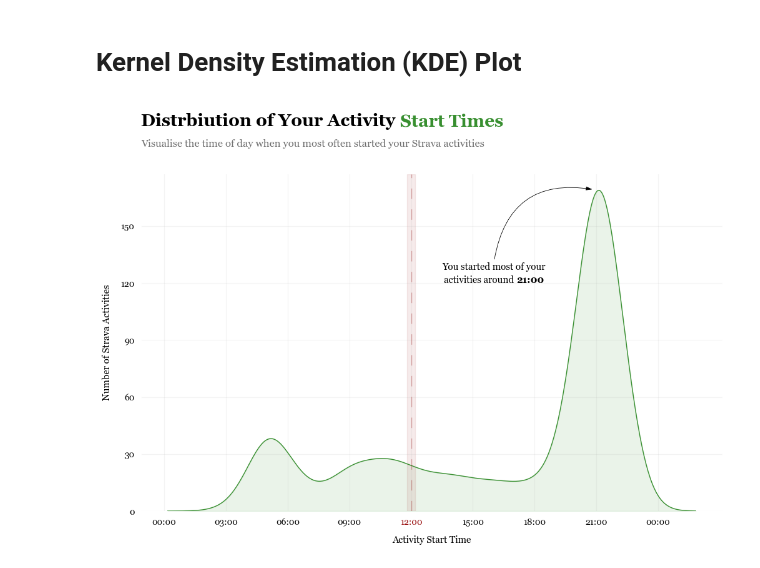
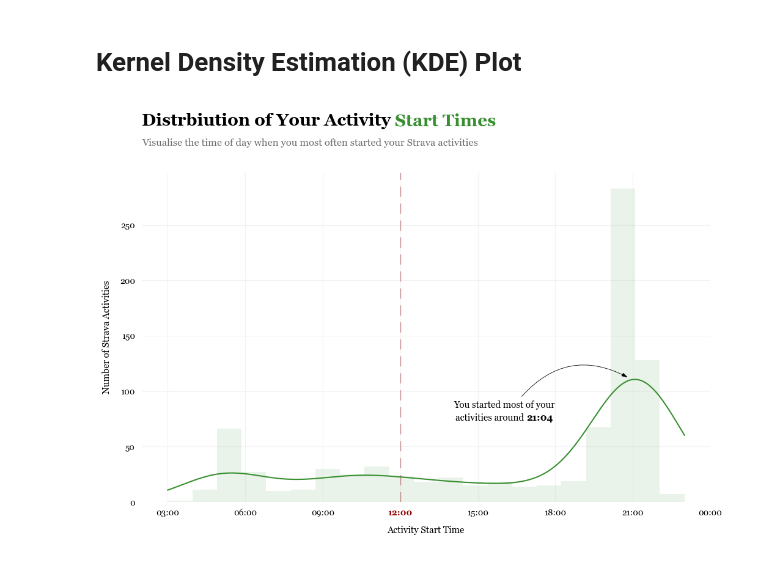
Before and after one commit to anw-g01/strava-data-analysis, a Jupyter notebook: notebooks/activity_start_time_kde.ipynb, the cells around one changed output. Saved outputs shown, nothing was run; the diff lists cells and outputs as text; code cells hidden in the pictures.

```diff
--- a/notebooks/activity_start_time_kde.ipynb
+++ b/notebooks/activity_start_time_kde.ipynb
@@ -65,77 +56,74 @@ ax.set_xticklabels(xtick_labels)
 ax.set_xlabel("Activity Start Time", labelpad=10)
 ax.set_ylabel("Number of Strava Activities", labelpad=10)
 
-# plot KDE from seaborn
-sns.kdeplot(
-    data=df,
-    x="start_hour",
-    ax=ax,
+# plot histogram (COUNTS, not density)
+counts, bins, _ = ax.hist(
+    df["start_hour"].dropna(),
+    bins=21,
     color=line_colour,
-    bw_adjust=0.6,          # bandwidth: higher = smoother
-    # clip=(0, 24),
-    gridsize=500,           # no. of data points to construct line
-    linewidth=1,
+    edgecolor=None,
+    linewidth=0.6,
+    alpha=0.1,
 )
 
-# get KDE line x and y values data
-line = ax.lines[len(ax.lines) - 1]      # index is the last made line
-x_kde, y_kde = line.get_xdata(), line.get_ydata()
+# construct KDE with scipy function
+data = df["start_hour"].dropna().to_numpy()
+kde = gaussian_kde(data)
 
-# scale KDE y values to counts
-y_kde_scaled = y_kde * df.shape[0] * 1   # scale by total count and bin width
+# get x and y values
+x_kde = np.linspace(data.min(), data.max(), 500)
+y_kde = kde(x_kde)
 
-# remove KDE line and create new scaled line plot
-line.remove()
-ax.plot(x_kde, y_kde_scaled, color=line_colour, linewidth=1)
-ax.set_ylim(bottom=0)
-ax.yaxis.set_major_locator(MaxNLocator(nbins=6))
+# scale KDE to match counts
+bin_width = bins[1] - bins[0]
+y_kde_scaled = y_kde * len(data) * bin_width
+
+# plot scaled line plot
+ax.plot(
+    x_kde, y_kde_scaled,
+    color=line_colour,
+    linewidth=1.5
+)
 
 # find the peak point
-peak_idx = np.argmax(y_kde)
+peak_idx = np.argmax(y_kde_scaled)
 x_peak, y_peak = x_kde[peak_idx], y_kde_scaled[peak_idx]
 
-# fill under KDE line plot
-ax.fill_between(
-    x=x_kde,
-    y1=0,
-    y2=y_kde_scaled,
-    alpha=0.1,
-    color=line_colour
-)
-
 # shaded band around noon
-ax.axvspan(11.8, 12.2, color=midday_colour, alpha=0.08)
+# ax.axvspan(11.85, 12.15, color=midday_colour, alpha=0.08)
 ax.axvline(
     x=12,
-    linestyle=(0, (12, 12)),
+    linestyle=(0, (12, 8)),
     color=midday_colour,
-    alpha=0.3
+    alpha=0.5,
+    zorder=1
 )
 
 # colour only the midday (12:00) tick label
 for label, tick in zip(ax.get_xticklabels(), x_range):
     if tick == 12:
         label.set_color(midday_colour)
-        # label.set_fontweight("bold")
+        label.set_fontweight("bold")
 
 # arrow: point to the peak
-x_tail, y_tail = x_peak * .76, y_peak * .78
+x_tail, y_tail = x_peak * .76, y_peak * .85
 ax_arrow(
-    head_position=(x_peak * .99, y_peak * 1.002),
-    tail_position=(x_tail, y_tail),
+    head_position=(x_peak * .99, y_peak * 1.01),
+    tail_position=(x_tail * 1.04, y_tail),
     fill_head=True,
     head_width=1.8,
     head_length=6,
     color="black",
-    radius=-0.5,
+    radius=-0.4,
     width=0.6
 )
 
 # annotation text: state peak activity
+hours = int(x_peak)
+minutes = int((x_peak - hours) * 60)
 ax_text(
-    x=x_tail, y=y_tail * 0.95,
-    # s=f"the majority of\nyour activites started\naround {x_peak:.0f}:00",
-    s=f"You started most of your\nactivities around <{x_peak:.0f}:00>",
+    x=x_tail, y=y_tail * 0.87,
+    s=f"You started most of your\nactivities around <{hours:02d}:{minutes:02d}>",
     highlight_textprops=[
         {"weight": "bold"},
     ],
@@ -145,31 +133,31 @@ ax_text(
     fontsize=11,
     linespacing=1.45
 )
 
 # chart title
 x_value, y_value = 0.125, 1.02
 fig_text(
     x=x_value, y=y_value,
     s=f"Distrbiution of Your Activity <Start Times>",
     highlight_textprops=[
         {"color": line_colour, "weight": "bold"},
     ],
     fontsize=20,
     weight="bold"
 )
 
 # chart subtitle
 fig.text(
     x=x_value,
     y=y_value * 0.925,
     s="Visualise the time of day when you most often started your Strava activities",
     size=12,
     color="#6e6e6e"
 )
 
 # save figure as SVG
 plt.savefig("../images/activity_start_time_kde.svg", bbox_inches="tight")
 
 plt.show()
 # %% [output]
-[figure, old version]
+[figure, new version]
```
Also changed, not shown: parts of 2 cells of this notebook, 5 other files.
